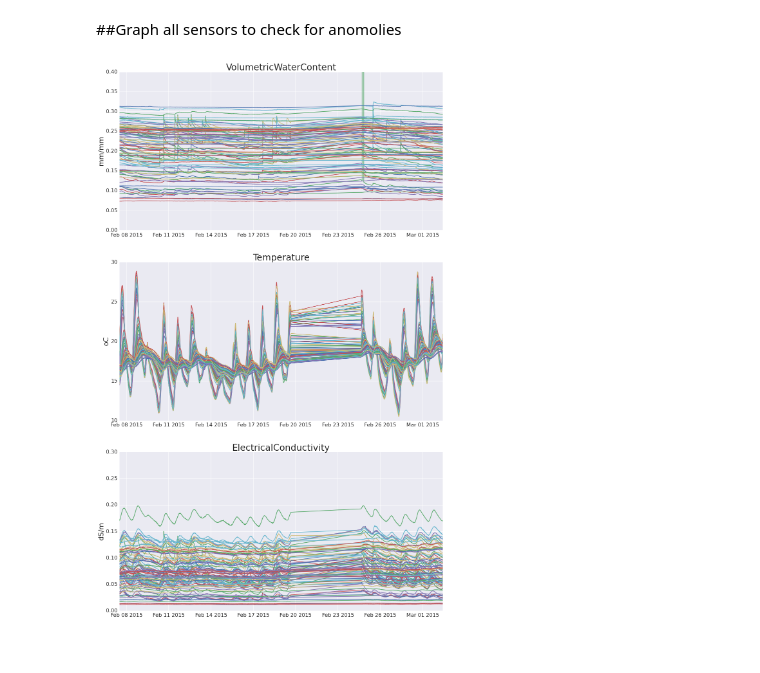
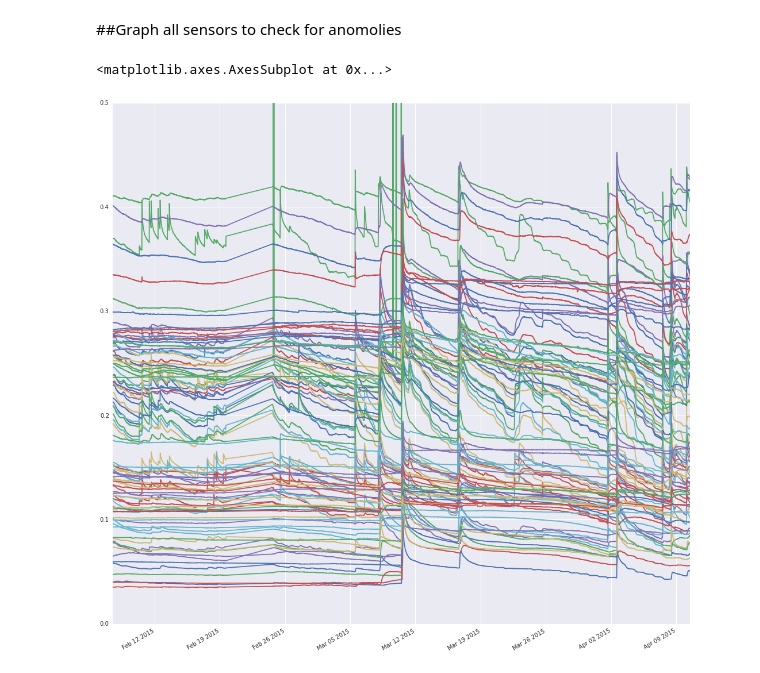
Before and after one commit to HamishBrownPFR/StonySoilLysimeters, a Jupyter notebook: SoilWaterAnalysis.ipynb, the cells around one changed output. Drawn from its saved outputs; the diff is of its cells as text; code cells hidden in the pictures.

```diff
--- a/SoilWaterAnalysis.ipynb
+++ b/SoilWaterAnalysis.ipynb
@@ -44,22 +26,11 @@ Timestamp('2015-03-02 10:45:00')
 # %% [markdown]
 ##Graph all sensors to check for anomolies
-# %%
-DataLookSlice = Data.ix[StartDateString:]
-
-Fig = plt.figure(figsize=(18, 30));
-
-def MakePlot(Variable, Position, Unit, ymin, ymax):
-        Fig.add_subplot(Position)
-        plt.title(Variable, fontsize=28);
-        plt.plot(DataLookSlice.index,DataLookSlice.ix[StartDateString:,[X for X in DataLookSlice.columns if Variable in X]]);
-        plt.ylabel(Unit, fontsize=22);
-        plt.tick_params(labelsize=16);
-        plt.ylim(ymin, ymax)
-        return;
-MakePlot('VolumetricWaterContent',311,'mm/mm',0,0.4)
-MakePlot('Temperature',312,'oC',10,30)
-MakePlot('ElectricalConductivity',313,'dS/m',0,0.3)
-# %% [output]
-[figure, removed]
+# %%
+DataLookSlice = Data.ix[StartDateString:]
+
+DataLookSlice.plot(legend = False, figsize=(18,18), ylim=(0,0.5))
+# %% [output]
+<matplotlib.axes.AxesSubplot at 0x...>
+[figure, added]
 # %%
 #Calculate treatment means omitting data prior to 2014-11-05 08:00:00 to avoid NaN values
```
Also changed, not shown: parts of 10 cells of this notebook, 8 other files.
